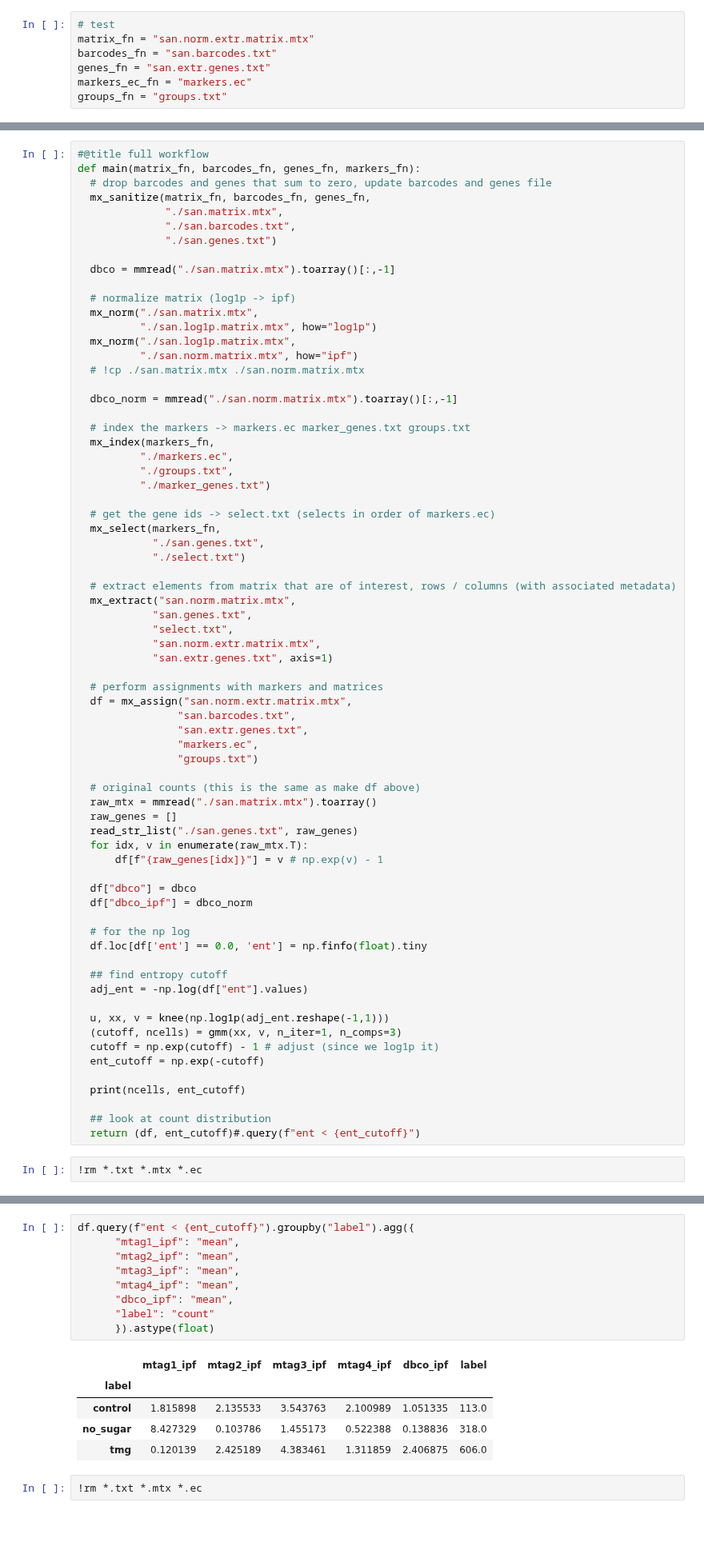
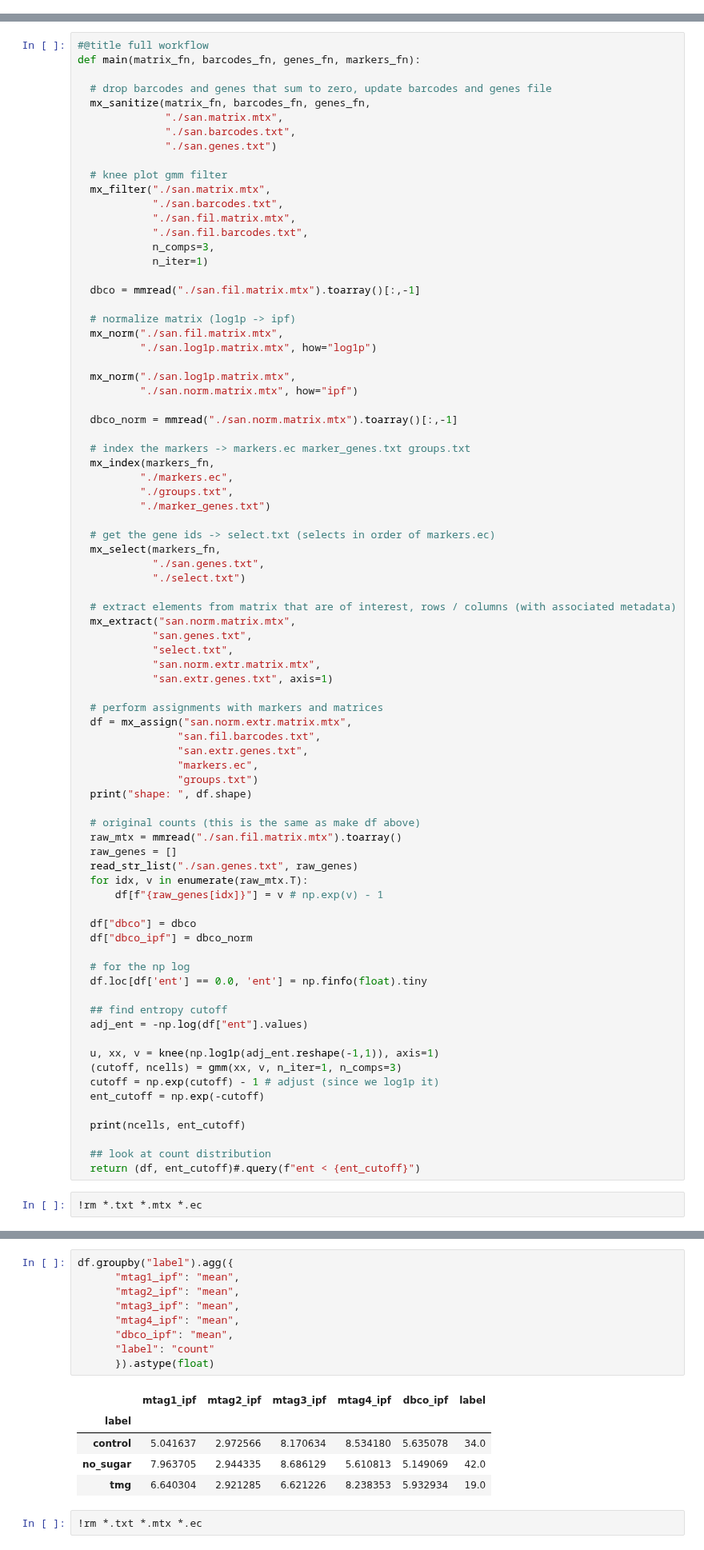
Before and after one commit to sbooeshaghi/azucar, a Jupyter notebook: analysis/293T/obs2/assign.ipynb, the cells around one changed output, grey strips where cells are left out. Shown at 80% size. Drawn from its saved outputs; the diff is of its cells as text; blank space fills up the shorter version.

```diff
--- a/analysis/293T/obs2/assign.ipynb
+++ b/analysis/293T/obs2/assign.ipynb
@@ -2099,13 +2099,6 @@ def mx_assign(matrix_fn, barcodes_fn, genes_fn, markers_ec_fn, groups_fn):
       df[f"mahalanobis_{idx}"] = p
 
   return df
-# %%
-# test
-matrix_fn = "san.norm.extr.matrix.mtx"
-barcodes_fn = "san.barcodes.txt"
-genes_fn = "san.extr.genes.txt"
-markers_ec_fn = "markers.ec"
-groups_fn = "groups.txt"
 # %% [markdown]
 ## `mx filter`
 # %%
@@ -2372,20 +2359,29 @@ gzip: azucar/analysis/293T/obs2/out/*.gz: No such file or directory
 # %%
 #@title full workflow
 def main(matrix_fn, barcodes_fn, genes_fn, markers_fn):
+
   # drop barcodes and genes that sum to zero, update barcodes and genes file
   mx_sanitize(matrix_fn, barcodes_fn, genes_fn,
               "./san.matrix.mtx",
               "./san.barcodes.txt",
               "./san.genes.txt")
 
-  dbco = mmread("./san.matrix.mtx").toarray()[:,-1]
+  # knee plot gmm filter
+  mx_filter("./san.matrix.mtx",
+            "./san.barcodes.txt",
+            "./san.fil.matrix.mtx",
+            "./san.fil.barcodes.txt",
+            n_comps=3,
+            n_iter=1)
+
+  dbco = mmread("./san.fil.matrix.mtx").toarray()[:,-1]
 
   # normalize matrix (log1p -> ipf)
-  mx_norm("./san.matrix.mtx",
+  mx_norm("./san.fil.matrix.mtx",
           "./san.log1p.matrix.mtx", how="log1p")
+
   mx_norm("./san.log1p.matrix.mtx",
           "./san.norm.matrix.mtx", how="ipf")
-  # !cp ./san.matrix.mtx ./san.norm.matrix.mtx
 
   dbco_norm = mmread("./san.norm.matrix.mtx").toarray()[:,-1]
 
@@ -2409,13 +2405,14 @@ def main(matrix_fn, barcodes_fn, genes_fn, markers_fn):
 
   # perform assignments with markers and matrices
   df = mx_assign("san.norm.extr.matrix.mtx",
-                "san.barcodes.txt",
+                "san.fil.barcodes.txt",
                 "san.extr.genes.txt",
                 "markers.ec",
                 "groups.txt")
+  print("shape: ", df.shape)
 
   # original counts (this is the same as make df above)
-  raw_mtx = mmread("./san.matrix.mtx").toarray()
+  raw_mtx = mmread("./san.fil.matrix.mtx").toarray()
   raw_genes = []
   read_str_list("./san.genes.txt", raw_genes)
   for idx, v in enumerate(raw_mtx.T):
@@ -2430,7 +2427,7 @@ def main(matrix_fn, barcodes_fn, genes_fn, markers_fn):
   ## find entropy cutoff
   adj_ent = -np.log(df["ent"].values)
 
-  u, xx, v = knee(np.log1p(adj_ent.reshape(-1,1)))
+  u, xx, v = knee(np.log1p(adj_ent.reshape(-1,1)), axis=1)
   (cutoff, ncells) = gmm(xx, v, n_iter=1, n_comps=3)
   cutoff = np.exp(cutoff) - 1 # adjust (since we log1p it)
   ent_cutoff = np.exp(-cutoff)
@@ -2458,18 +2458,18 @@ Initialization converged: True   time lapse 0.55473s     ll -4.51431
 # %%
-df.query(f"ent < {ent_cutoff}").groupby("label").agg({
+df.groupby("label").agg({
       "mtag1_ipf": "mean",
       "mtag2_ipf": "mean",
       "mtag3_ipf": "mean",
       "mtag4_ipf": "mean",
       "dbco_ipf": "mean",
       "label": "count"
       }).astype(float)
 # %% [output]
 |  | mtag1_ipf | mtag2_ipf | mtag3_ipf | mtag4_ipf | dbco_ipf | label |
 | label |  |  |  |  |  |  |
-| control | 1.815898 | 2.135533 | 3.543763 | 2.100989 | 1.051335 | 113.0 |
-| no_sugar | 8.427329 | 0.103786 | 1.455173 | 0.522388 | 0.138836 | 318.0 |
-| tmg | 0.120139 | 2.425189 | 4.383461 | 1.311859 | 2.406875 | 606.0 |
+| control | 5.041637 | 2.972566 | 8.170634 | 8.534180 | 5.635078 | 34.0 |
+| no_sugar | 7.963705 | 2.944335 | 8.686129 | 5.610813 | 5.149069 | 42.0 |
+| tmg | 6.640304 | 2.921285 | 6.621226 | 8.238353 | 5.932934 | 19.0 |
 # %%
 !rm *.txt *.mtx *.ec
 # %%
```
Also changed, not shown: parts of 15 cells of this notebook.
